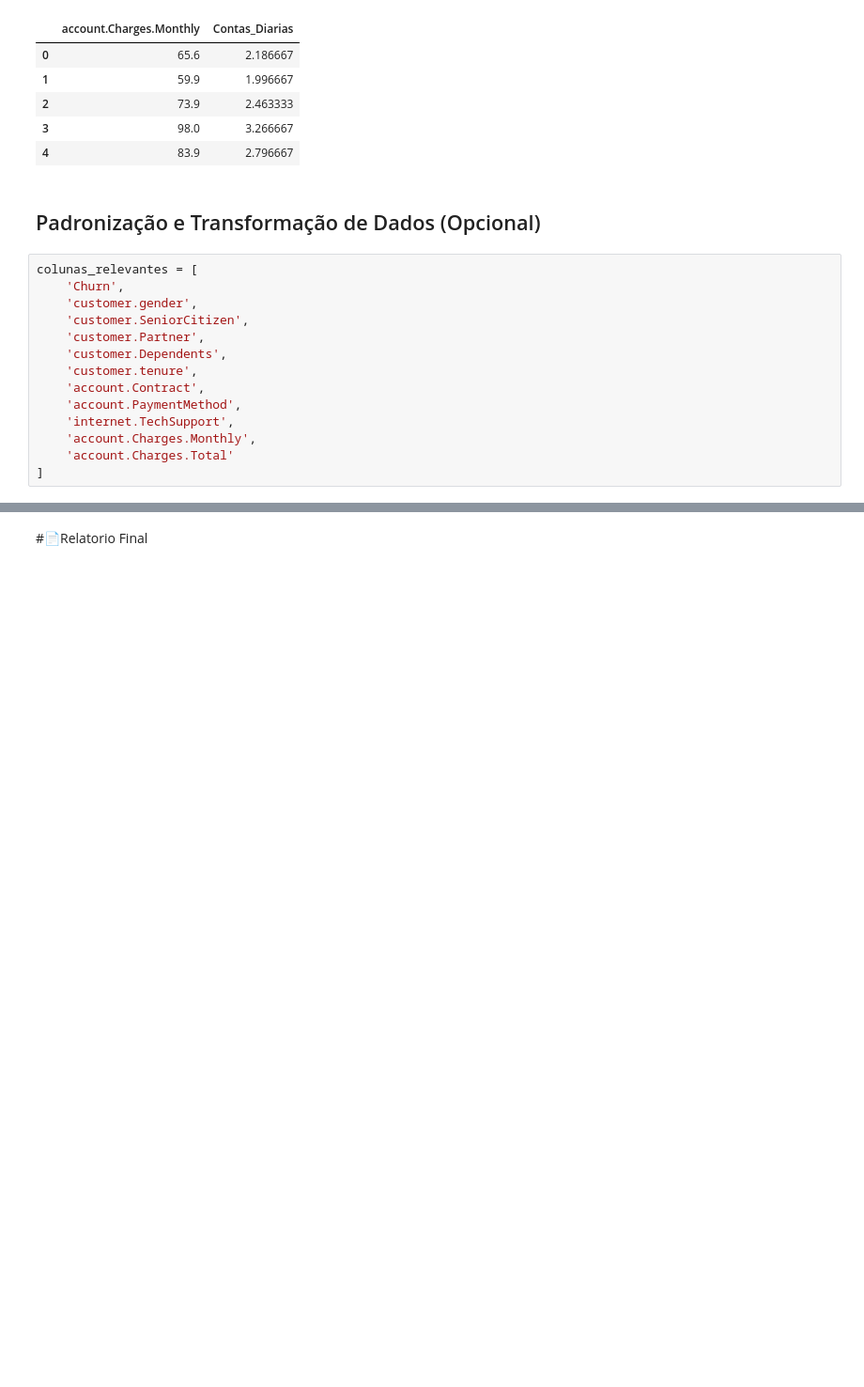
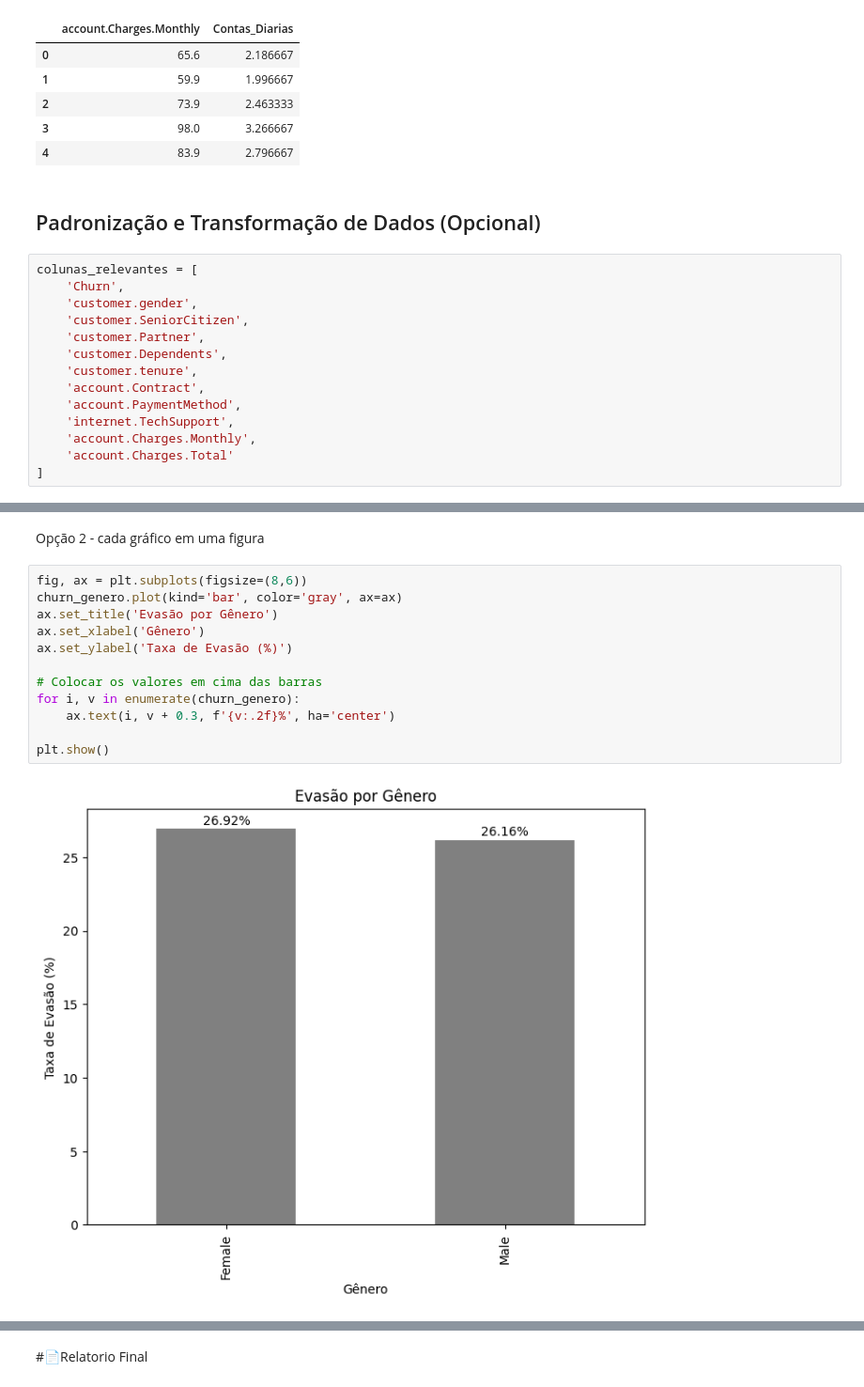
Before and after one commit to alexandrebarbosa-dev/desafioTelecomX_BR, a Jupyter notebook: TelecomX_BR.ipynb, the cells around one changed output, grey strips where cells are left out. Shown at 94% size. Saved outputs shown, nothing was run; the diff lists cells and outputs as text; blank space fills up the shorter version.

```diff
--- a/TelecomX_BR.ipynb
+++ b/TelecomX_BR.ipynb
@@ -406,0 +486,16 @@ df_analise.describe()
+# %% [markdown]
+Opção 2 - cada gráfico em uma figura
+# %%
+fig, ax = plt.subplots(figsize=(8,6))
+churn_genero.plot(kind='bar', color='gray', ax=ax)
+ax.set_title('Evasão por Gênero')
+ax.set_xlabel('Gênero')
+ax.set_ylabel('Taxa de Evasão (%)')
+
+# Colocar os valores em cima das barras
+for i, v in enumerate(churn_genero):
+    ax.text(i, v + 0.3, f'{v:.2f}%', ha='center')
+
+plt.show()
+# %% [output]
+[figure, added]
```
Also changed, not shown: parts of 27 cells of this notebook.
